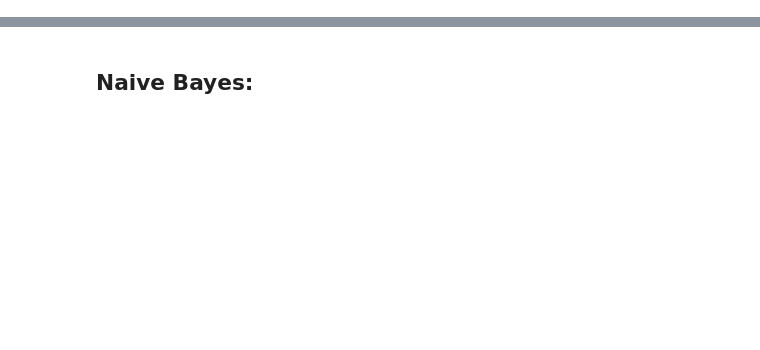
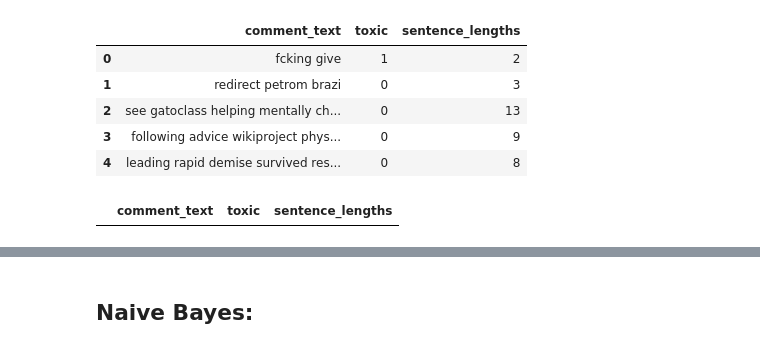
Before and after one commit to alessiodrigatti/toxic-classification, a Jupyter notebook: hatespeech-classification.ipynb, the cells around one changed output, grey strips where cells are left out. Drawn from its saved outputs; the diff is of its cells as text; code cells hidden in the pictures; blank space fills up the shorter version.

```diff
--- a/hatespeech-classification.ipynb
+++ b/hatespeech-classification.ipynb
@@ -13,8 +14,28 @@ import matplotlib.pyplot as plt
 # %%
 ## SETTINGS
+SET_vectorizer_hash = False
+SET_vectorizer_tfidf = False
+SET_vectorizer_glove = False
+SET_vectorizer_OHE = True
+
 
 SET_datapath = "data_pp_sample.json"
 
 df = pd.read_json(SET_datapath, orient="columns")
+
+df.drop(df[df.comment_text.str.len() == 0].index, inplace=True)
+df.reset_index(drop=True, inplace=True)
+
 df.head()
+# %% [output]
+|  | comment_text | toxic | sentence_lengths |
+| 0 | fcking give | 1 | 2 |
+| 1 | redirect petrom brazi | 0 | 3 |
+| 2 | see gatoclass helping mentally ch... | 0 | 13 |
+| 3 | following advice wikiproject phys... | 0 | 9 |
+| 4 | leading rapid demise survived res... | 0 | 8 |
+# %%
+df[df.comment_text.str.len() == 0]
+# %% [output]
+|  | comment_text | toxic | sentence_lengths |
 # %%
```
Also changed, not shown: parts of 11 cells of this notebook.
